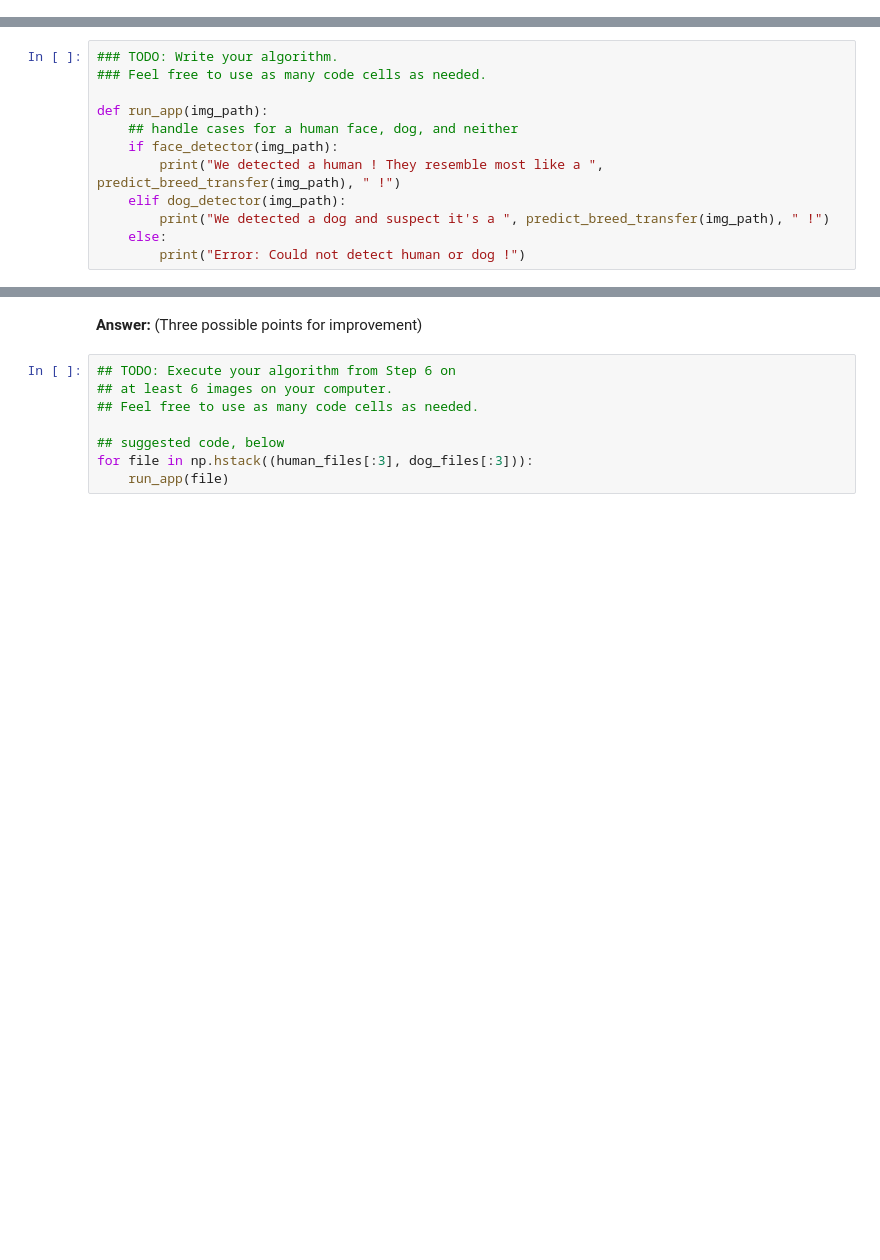
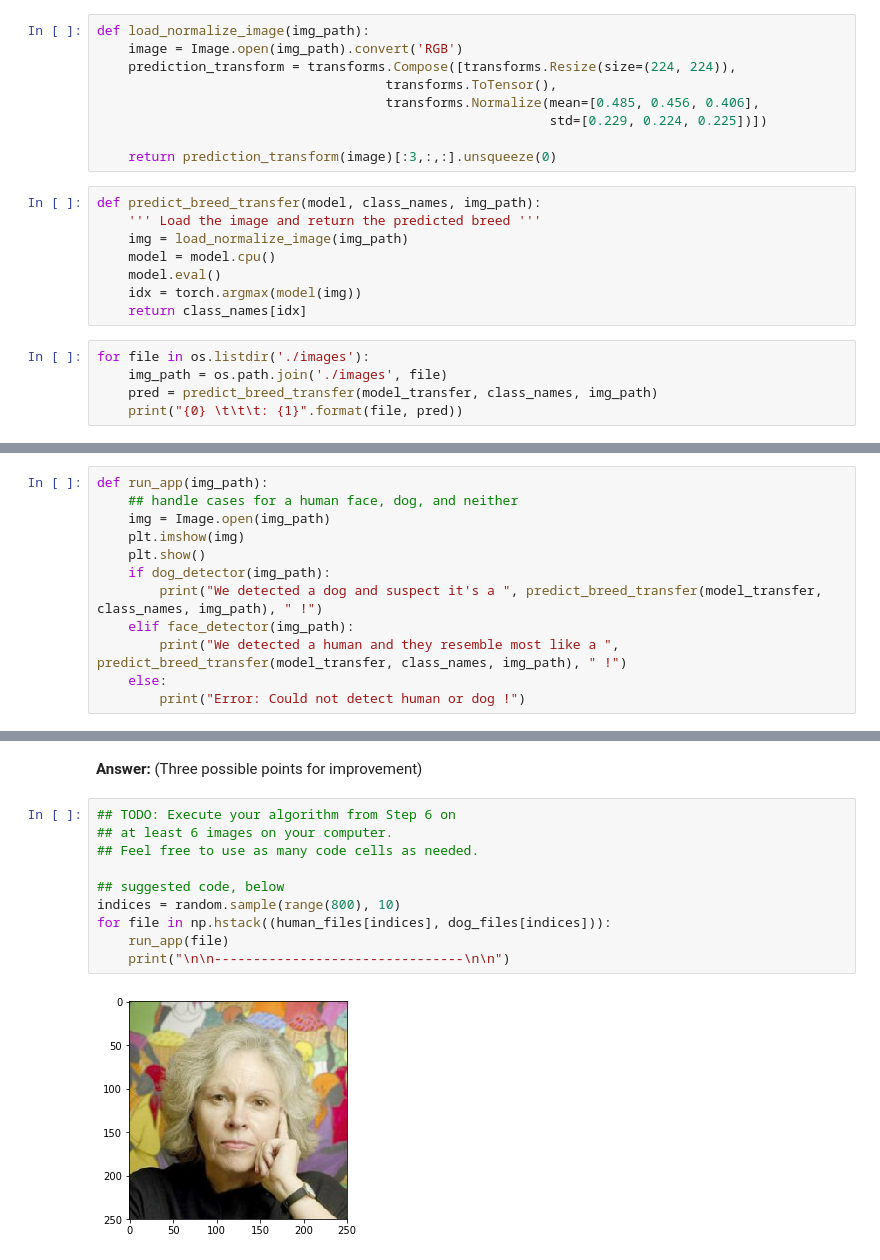
Before and after one commit to versavel/dl_nanodegree_project_dog_classification, a Jupyter notebook: dog_app.ipynb, the cells around one changed output, grey strips where cells are left out. Drawn from its saved outputs; the diff is of its cells as text; blank space fills up the shorter version.

```diff
--- a/dog_app.ipynb
+++ b/dog_app.ipynb
@@ -747,0 +783,22 @@ print(predict_breed_transfer(img_path))
+# %%
+def load_normalize_image(img_path):
+    image = Image.open(img_path).convert('RGB')
+    prediction_transform = transforms.Compose([transforms.Resize(size=(224, 224)),
+                                     transforms.ToTensor(),
+                                     transforms.Normalize(mean=[0.485, 0.456, 0.406],
+                                                          std=[0.229, 0.224, 0.225])])
+
+    return prediction_transform(image)[:3,:,:].unsqueeze(0)
+# %%
+def predict_breed_transfer(model, class_names, img_path):
+    ''' Load the image and return the predicted breed '''
+    img = load_normalize_image(img_path)
+    model = model.cpu()
+    model.eval()
+    idx = torch.argmax(model(img))
+    return class_names[idx]
+# %%
+for file in os.listdir('./images'):
+    img_path = os.path.join('./images', file)
+    pred = predict_breed_transfer(model_transfer, class_names, img_path)
+    print("{0} \t\t\t: {1}".format(file, pred))
@@ -766,13 +837,13 @@ Some sample output for our algorithm is provided below, but feel free to design
 # %%
-### TODO: Write your algorithm.
-### Feel free to use as many code cells as needed.
-
 def run_app(img_path):
     ## handle cases for a human face, dog, and neither
-    if face_detector(img_path):
-        print("We detected a human ! They resemble most like a ", predict_breed_transfer(img_path), " !")
-    elif dog_detector(img_path):
-        print("We detected a dog and suspect it's a ", predict_breed_transfer(img_path), " !")
+    img = Image.open(img_path)
+    plt.imshow(img)
+    plt.show()
+    if dog_detector(img_path):
+        print("We detected a dog and suspect it's a ", predict_breed_transfer(model_transfer, class_names, img_path), " !")
+    elif face_detector(img_path):
+        print("We detected a human and they resemble most like a ", predict_breed_transfer(model_transfer, class_names, img_path), " !")
     else:
         print("Error: Could not detect human or dog !")
 # %% [markdown]
@@ -792,8 +863,12 @@ __Answer:__ (Three possible points for improvement)
 # %%
 ## TODO: Execute your algorithm from Step 6 on
 ## at least 6 images on your computer.
 ## Feel free to use as many code cells as needed.
 
 ## suggested code, below
-for file in np.hstack((human_files[:3], dog_files[:3])):
+indices = random.sample(range(800), 10)
+for file in np.hstack((human_files[indices], dog_files[indices])):
     run_app(file)
+    print("\n\n--------------------------------\n\n")
+# %% [output]
+[figure, added]
```
Also changed, not shown: parts of 22 cells of this notebook.
